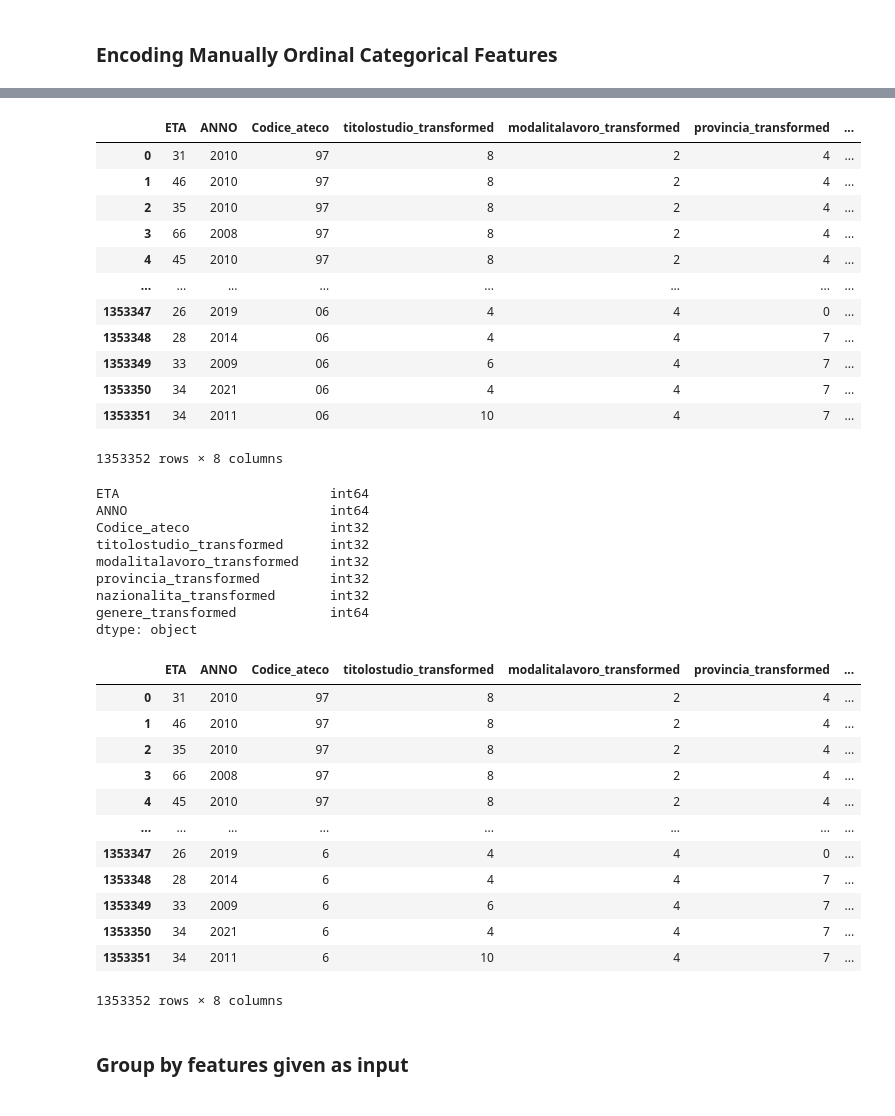
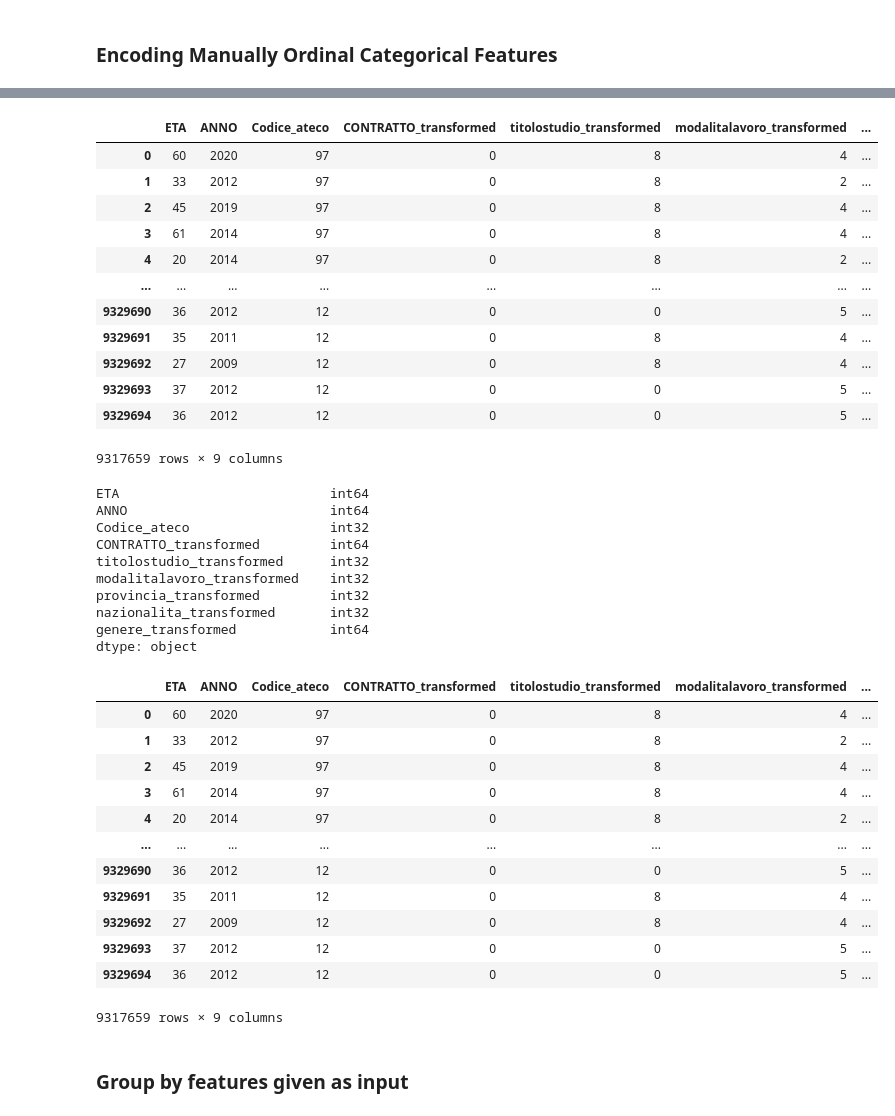
Before and after one commit to itsferios/LAB3, a Jupyter notebook: LAB3.ipynb, the cells around one changed output, grey strips where cells are left out. Cells and saved outputs as stored; diff of their text form; code cells hidden in the pictures.

```diff
--- a/LAB3.ipynb
+++ b/LAB3.ipynb
@@ -162,0 +145,11 @@ indeterminato
+# %%
+join2.loc[join2['CONTRATTO'].str.match(r'.*INDETERMINATO.*') == True,"CONTRATTO"]="INDETERMINATO"
+join2.loc[join2['CONTRATTO'].str.match(r'.*INDETERMINATO.*') == False,"CONTRATTO"]="NON INDETERMINATO"
+
+# Create mapper
+scale_mapper = {'NON INDETERMINATO':0, 'INDETERMINATO':1}
+
+# Map feature values to scale
+indeterminato=join2
+indeterminato['CONTRATTO_transformed'] = indeterminato['CONTRATTO'].replace(scale_mapper)
+indeterminato
@@ -255,21 +276,21 @@ copia
 # %%
 # Drop the columns that have been transformed
-transformed_indet = copia.drop(labels =['GENERE', 'TITOLOSTUDIO', 'MODALITALAVORO', 'PROVINCIAIMPRESA', 'ITALIANO', 'SETTOREECONOMICODETTAGLIO_y'], axis=1)
+transformed_indet = copia.drop(labels =['GENERE', 'TITOLOSTUDIO', 'MODALITALAVORO', 'PROVINCIAIMPRESA', 'ITALIANO', 'SETTOREECONOMICODETTAGLIO_y', 'CONTRATTO'], axis=1)
 transformed_indet
 # %% [output]
-|  | ETA | ANNO | Codice_ateco | titolostudio_transformed | modalitalavoro_transformed | provincia_transformed | ... |
-| 0 | 31 | 2010 | 97 | 8 | 2 | 4 | ... |
-| 1 | 46 | 2010 | 97 | 8 | 2 | 4 | ... |
-| 2 | 35 | 2010 | 97 | 8 | 2 | 4 | ... |
-| 3 | 66 | 2008 | 97 | 8 | 2 | 4 | ... |
-| 4 | 45 | 2010 | 97 | 8 | 2 | 4 | ... |
+|  | ETA | ANNO | Codice_ateco | CONTRATTO_transformed | titolostudio_transformed | modalitalavoro_transformed | ... |
+| 0 | 60 | 2020 | 97 | 0 | 8 | 4 | ... |
+| 1 | 33 | 2012 | 97 | 0 | 8 | 2 | ... |
+| 2 | 45 | 2019 | 97 | 0 | 8 | 4 | ... |
+| 3 | 61 | 2014 | 97 | 0 | 8 | 4 | ... |
+| 4 | 20 | 2014 | 97 | 0 | 8 | 2 | ... |
 | ... | ... | ... | ... | ... | ... | ... | ... |
-| 1353347 | 26 | 2019 | 06 | 4 | 4 | 0 | ... |
-| 1353348 | 28 | 2014 | 06 | 4 | 4 | 7 | ... |
-| 1353349 | 33 | 2009 | 06 | 6 | 4 | 7 | ... |
-| 1353350 | 34 | 2021 | 06 | 4 | 4 | 7 | ... |
-| 1353351 | 34 | 2011 | 06 | 10 | 4 | 7 | ... |
+| 9329690 | 36 | 2012 | 12 | 0 | 0 | 5 | ... |
+| 9329691 | 35 | 2011 | 12 | 0 | 8 | 4 | ... |
+| 9329692 | 27 | 2009 | 12 | 0 | 8 | 4 | ... |
+| 9329693 | 37 | 2012 | 12 | 0 | 0 | 5 | ... |
+| 9329694 | 36 | 2012 | 12 | 0 | 0 | 5 | ... |
-1353352 rows × 8 columns
+9317659 rows × 9 columns
 # %%
 # Change the type of all column
 transformed_indet['Codice_ateco'] = transformed_indet['Codice_ateco'].astype(str).astype(int)
@@ -278,6 +299,7 @@ transformed_indet.dtypes
 ETA                           int64
 ANNO                          int64
 Codice_ateco                  int32
+CONTRATTO_transformed         int64
 titolostudio_transformed      int32
 modalitalavoro_transformed    int32
 provincia_transformed         int32
@@ -287,19 +309,19 @@ dtype: object
 # %%
 transformed_indet
 # %% [output]
-|  | ETA | ANNO | Codice_ateco | titolostudio_transformed | modalitalavoro_transformed | provincia_transformed | ... |
-| 0 | 31 | 2010 | 97 | 8 | 2 | 4 | ... |
-| 1 | 46 | 2010 | 97 | 8 | 2 | 4 | ... |
-| 2 | 35 | 2010 | 97 | 8 | 2 | 4 | ... |
-| 3 | 66 | 2008 | 97 | 8 | 2 | 4 | ... |
-| 4 | 45 | 2010 | 97 | 8 | 2 | 4 | ... |
+|  | ETA | ANNO | Codice_ateco | CONTRATTO_transformed | titolostudio_transformed | modalitalavoro_transformed | ... |
+| 0 | 60 | 2020 | 97 | 0 | 8 | 4 | ... |
+| 1 | 33 | 2012 | 97 | 0 | 8 | 2 | ... |
+| 2 | 45 | 2019 | 97 | 0 | 8 | 4 | ... |
+| 3 | 61 | 2014 | 97 | 0 | 8 | 4 | ... |
+| 4 | 20 | 2014 | 97 | 0 | 8 | 2 | ... |
 | ... | ... | ... | ... | ... | ... | ... | ... |
-| 1353347 | 26 | 2019 | 6 | 4 | 4 | 0 | ... |
-| 1353348 | 28 | 2014 | 6 | 4 | 4 | 7 | ... |
-| 1353349 | 33 | 2009 | 6 | 6 | 4 | 7 | ... |
-| 1353350 | 34 | 2021 | 6 | 4 | 4 | 7 | ... |
-| 1353351 | 34 | 2011 | 6 | 10 | 4 | 7 | ... |
+| 9329690 | 36 | 2012 | 12 | 0 | 0 | 5 | ... |
+| 9329691 | 35 | 2011 | 12 | 0 | 8 | 4 | ... |
+| 9329692 | 27 | 2009 | 12 | 0 | 8 | 4 | ... |
+| 9329693 | 37 | 2012 | 12 | 0 | 0 | 5 | ... |
+| 9329694 | 36 | 2012 | 12 | 0 | 0 | 5 | ... |
-1353352 rows × 8 columns
+9317659 rows × 9 columns
 # %% [markdown]
 ### Group by features given as input
 # %% [markdown]
```
Also changed, not shown: parts of 24 cells of this notebook.
